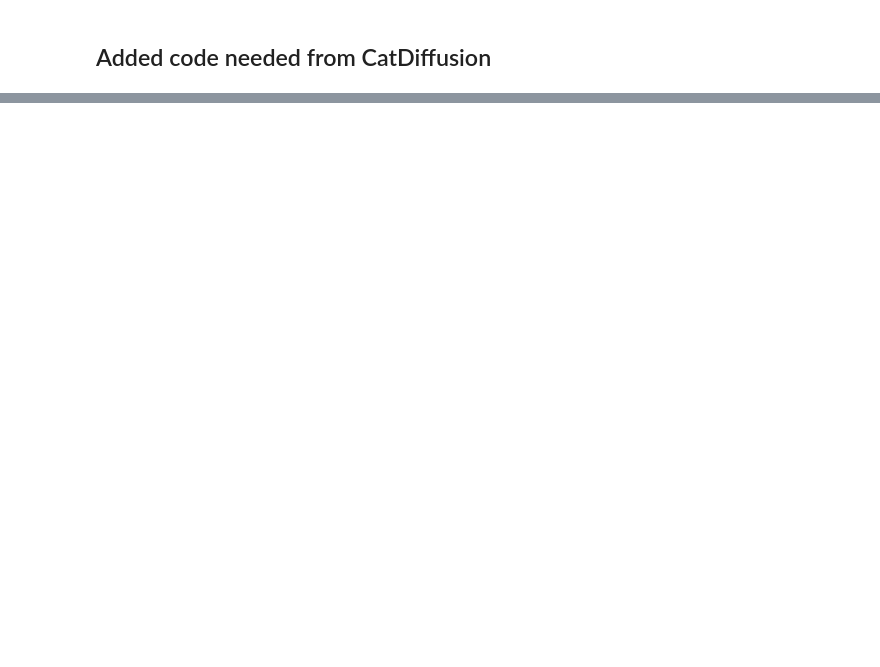
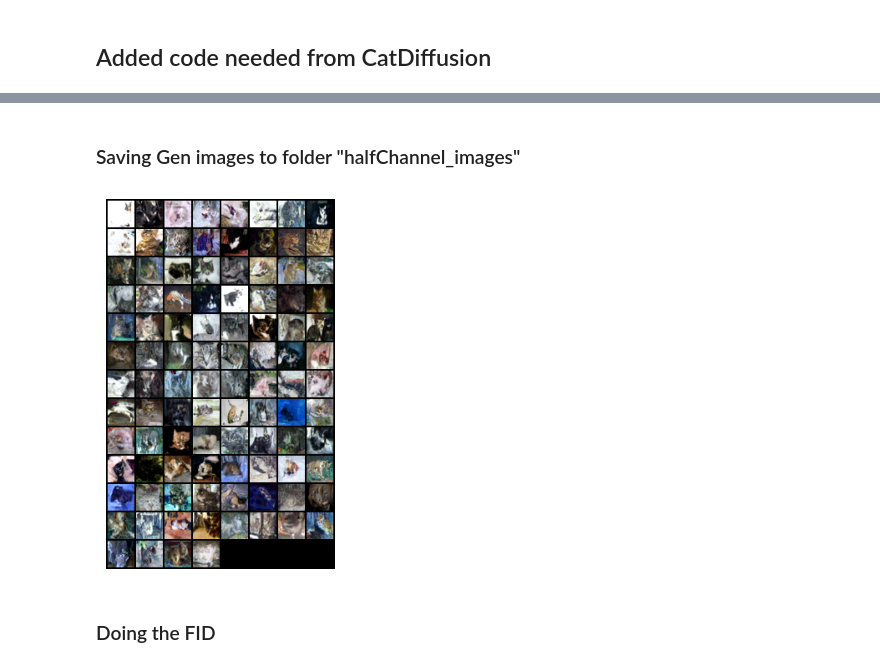
Before and after one commit to dkumar2701/image-deeplearning, a Jupyter notebook: FIDanalysis.ipynb, the cells around one changed output, grey strips where cells are left out. Drawn from its saved outputs; the diff is of its cells as text; code cells hidden in the pictures; blank space fills up the shorter version.

```diff
--- a/FIDanalysis.ipynb
+++ b/FIDanalysis.ipynb
@@ -177,0 +256,37 @@ RuntimeError: Attempting to deserialize object on a CUDA device but torch.cuda.i
+# %% [markdown]
+### Saving Gen images to folder "halfChannel_images"
+# %%
+
+args.folder_name = "halfChannel_images"
+model.load_state_dict(torch.load(path))
+diffusion = Diffusion(img_size=args.image_size, device="cuda")
+
+sampled_images = diffusion.sample(model, n=num_images, disable_bar=False)
+# %%
+
+# Create the output folder if it doesn't exist
+output_folder = os.path.join("output/", args.folder_name)
+os.makedirs(output_folder, exist_ok=True)
+
+# Save each image individually
+for i, image in enumerate(sampled_images):
+    if i<num_images:
+      image_path = os.path.join(output_folder, f"{i}.png")
+      save_images(image, image_path)
+    """
+    if i<5:
+      plt.figure()
+      plt.imshow(image.permute(1,2,0).to('cpu').numpy())
+    """
+
+# Display the image grid
+img_grid = torchvision.utils.make_grid(sampled_images)
+ndarr = img_grid.permute(1, 2, 0).cpu().numpy()
+plt.figure()
+plt.axis("off")
+plt.imshow(ndarr)
+plt.show()
+# %% [output]
+[figure, added]
+# %% [markdown]
+### Doing the FID
```
Also changed, not shown: parts of 36 cells of this notebook, 1 other file.
